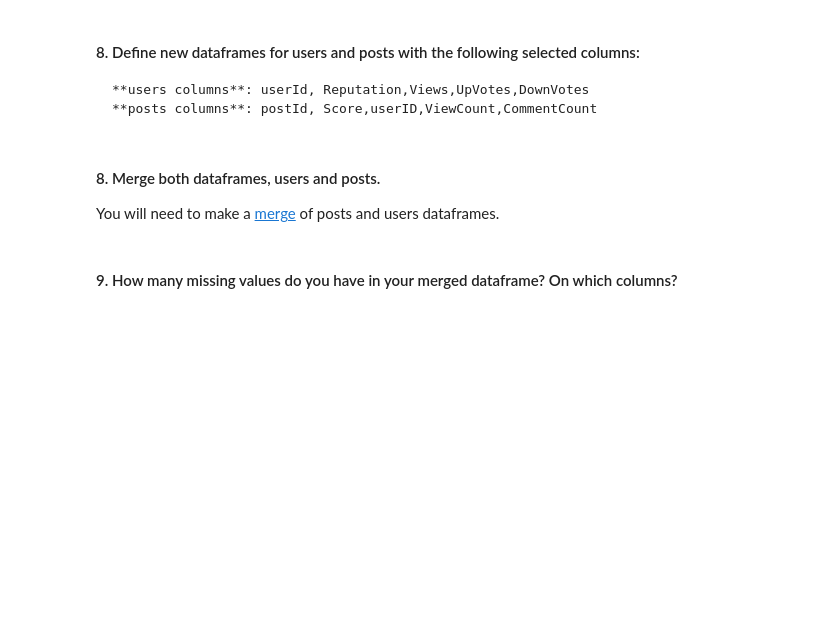
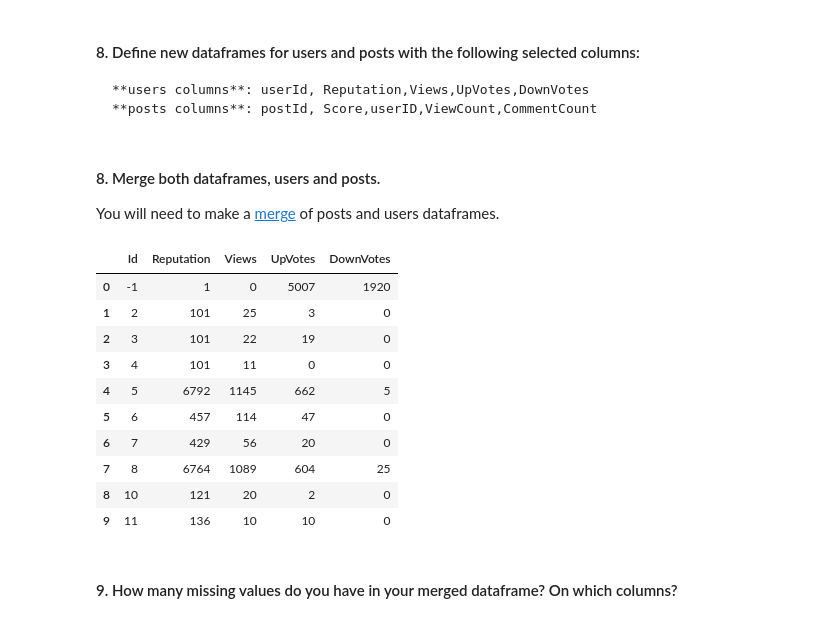
Before and after one commit to CristopherRL/dataptmad1019, a Jupyter notebook: module-1/lab-data_cleaning/your-code/main.ipynb, the cells around one changed output. Drawn from its saved outputs; the diff is of its cells as text; code cells hidden in the pictures; blank space fills up the shorter version.

```diff
--- a/module-1/lab-data_cleaning/your-code/main.ipynb
+++ b/module-1/lab-data_cleaning/your-code/main.ipynb
@@ -30,9 +88,28 @@ df_users.rename(columns={"Id column": "userId"})
 #### 8. Define new dataframes for users and posts with the following selected columns:
     **users columns**: userId, Reputation,Views,UpVotes,DownVotes
     **posts columns**: postId, Score,userID,ViewCount,CommentCount
+# %%
+#new_df = pd.read_sql_query('SELECT users.Id, Reputation, Views, UpVotes, DownVotes, posts.Id, Score, users.Id, ViewCount, CommentCount FROM users JOIN posts on users.Id = posts.OwnerUserId', engine)
+new_df_users = pd.read_sql_query('SELECT Id, Reputation, Views, UpVotes, DownVotes FROM users', engine)
+new_df_posts = pd.read_sql_query('SELECT Id, Score, OwnerUserId, ViewCount, CommentCount FROM posts', engine)
 # %% [markdown]
 #### 8. Merge both dataframes, users and posts.
 You will need to make a [merge](https://pandas.pydata.org/pandas-docs/stable/generated/pandas.DataFrame.merge.html) of posts and users dataframes.
+# %%
+new_df_users.merge(new_df_posts, left_on='Id', right_on='OwnerUserId')
+new_df_users.head(10)
+# %% [output]
+|  | Id | Reputation | Views | UpVotes | DownVotes |
+| 0 | -1 | 1 | 0 | 5007 | 1920 |
+| 1 | 2 | 101 | 25 | 3 | 0 |
+| 2 | 3 | 101 | 22 | 19 | 0 |
+| 3 | 4 | 101 | 11 | 0 | 0 |
+| 4 | 5 | 6792 | 1145 | 662 | 5 |
+| 5 | 6 | 457 | 114 | 47 | 0 |
+| 6 | 7 | 429 | 56 | 20 | 0 |
+| 7 | 8 | 6764 | 1089 | 604 | 25 |
+| 8 | 10 | 121 | 20 | 2 | 0 |
+| 9 | 11 | 136 | 10 | 10 | 0 |
 # %% [markdown]
 #### 9. How many missing values do you have in your merged dataframe? On which columns?
 # %% [markdown]
```
Also changed, not shown: parts of 4 cells of this notebook.
